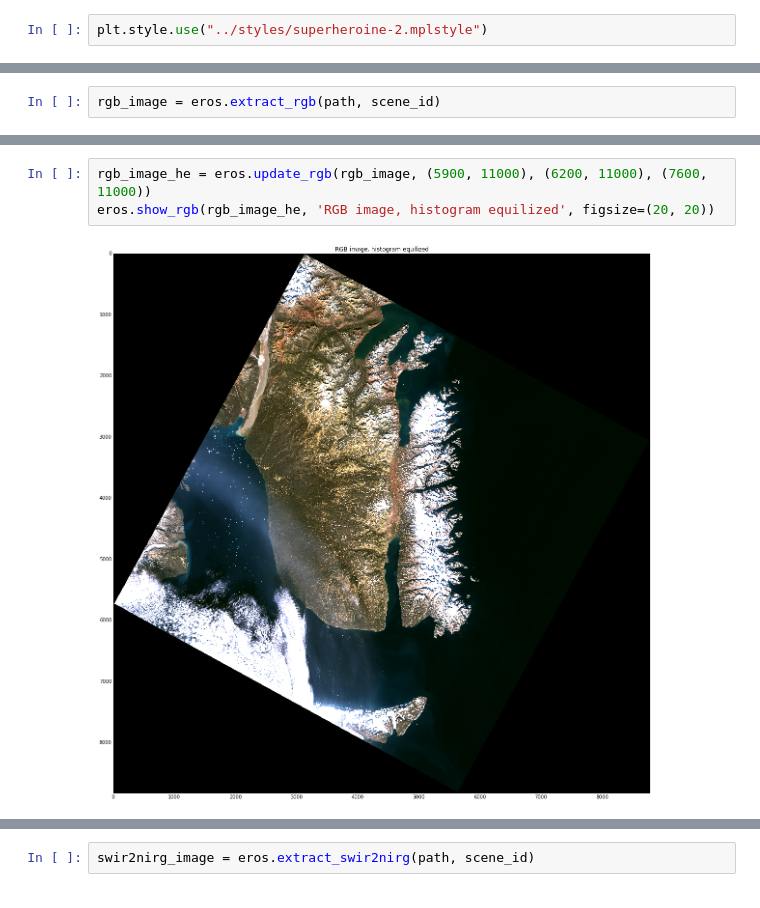
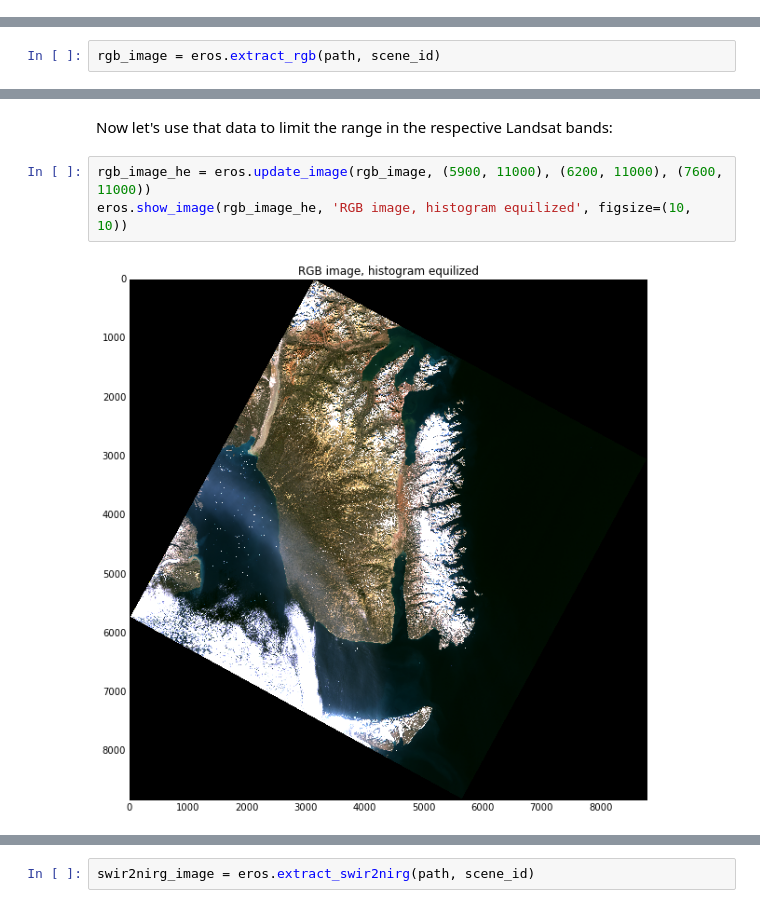
Before and after one commit to masteringmatplotlib/cloud-deploy, a Jupyter notebook: notebooks/mmpl-cloud-deploy.ipynb, the cells around one changed output, grey strips where cells are left out. Drawn from its saved outputs; the diff is of its cells as text.

```diff
--- a/notebooks/mmpl-cloud-deploy.ipynb
+++ b/notebooks/mmpl-cloud-deploy.ipynb
@@ -31,5 +28,3 @@ Also, let's use the style sheet we created in the last notebook:
-# %%
-plt.style.use("../styles/superheroine-2.mplstyle")
 # %% [markdown]
 ## Introduction
 # %% [markdown]
@@ -60,5 +55,7 @@ eros.show_color_hist(rgb_image, xlim=[5000,20000], ylim=[0,10000], figsize=(20,
+# %% [markdown]
+Now let's use that data to limit the range in the respective Landsat bands:
 # %%
-rgb_image_he = eros.update_rgb(rgb_image, (5900, 11000), (6200, 11000), (7600, 11000))
-eros.show_rgb(rgb_image_he, 'RGB image, histogram equilized', figsize=(20, 20))
+rgb_image_he = eros.update_image(rgb_image, (5900, 11000), (6200, 11000), (7600, 11000))
+eros.show_image(rgb_image_he, 'RGB image, histogram equilized', figsize=(10, 10))
 # %% [output]
-[figure, old version]
+[figure, new version]
```
Also changed, not shown: parts of 33 cells of this notebook.
